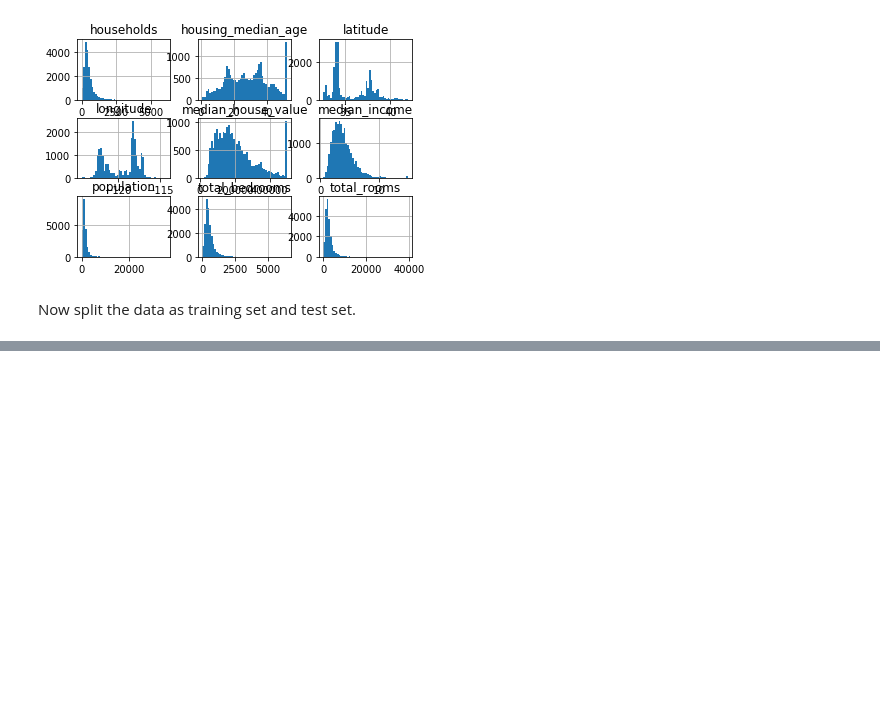
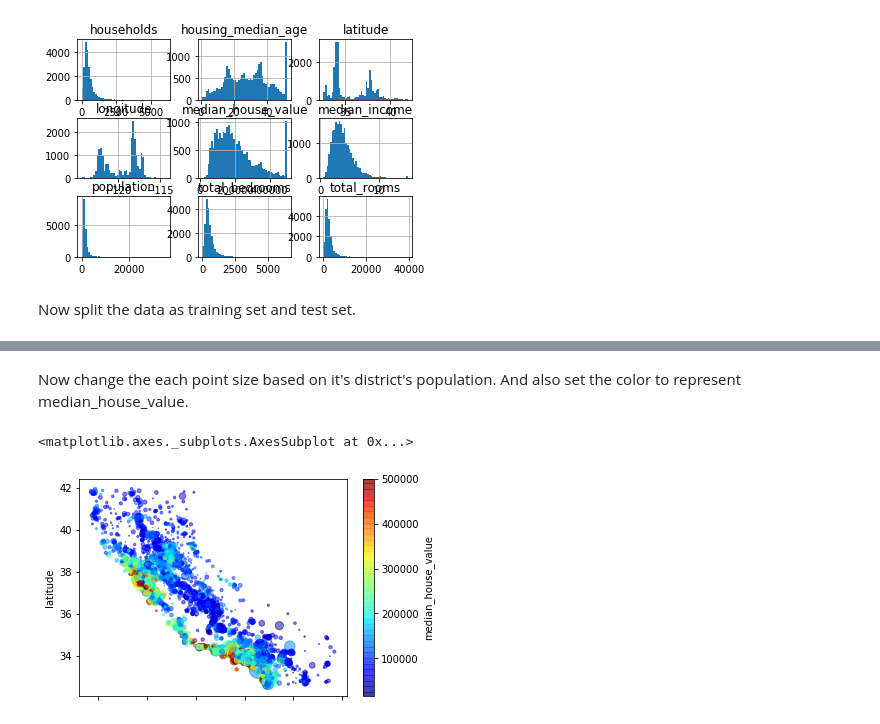
Before and after one commit to venkat2ram/Python, a Jupyter notebook: Chapter2.ipynb, the cells around one changed output, grey strips where cells are left out. Drawn from its saved outputs; the diff is of its cells as text; code cells hidden in the pictures; blank space fills up the shorter version.

```diff
--- a/Chapter2.ipynb
+++ b/Chapter2.ipynb
@@ -102,0 +123,7 @@ def split_train_test(Data,test_ratio):
+# %% [markdown]
+Now change the each point size based on it's district's population. And also set the color to represent median_house_value.
+# %%
+train_set.plot(x="longitude",y="latitude",kind="scatter",alpha=0.5,s=train_set["population"]/100,c="median_house_value",cmap=plt.get_cmap("jet"))
+# %% [output]
+<matplotlib.axes._subplots.AxesSubplot at 0x...>
+[figure, added]
```
Also changed, not shown: parts of 8 cells of this notebook.
